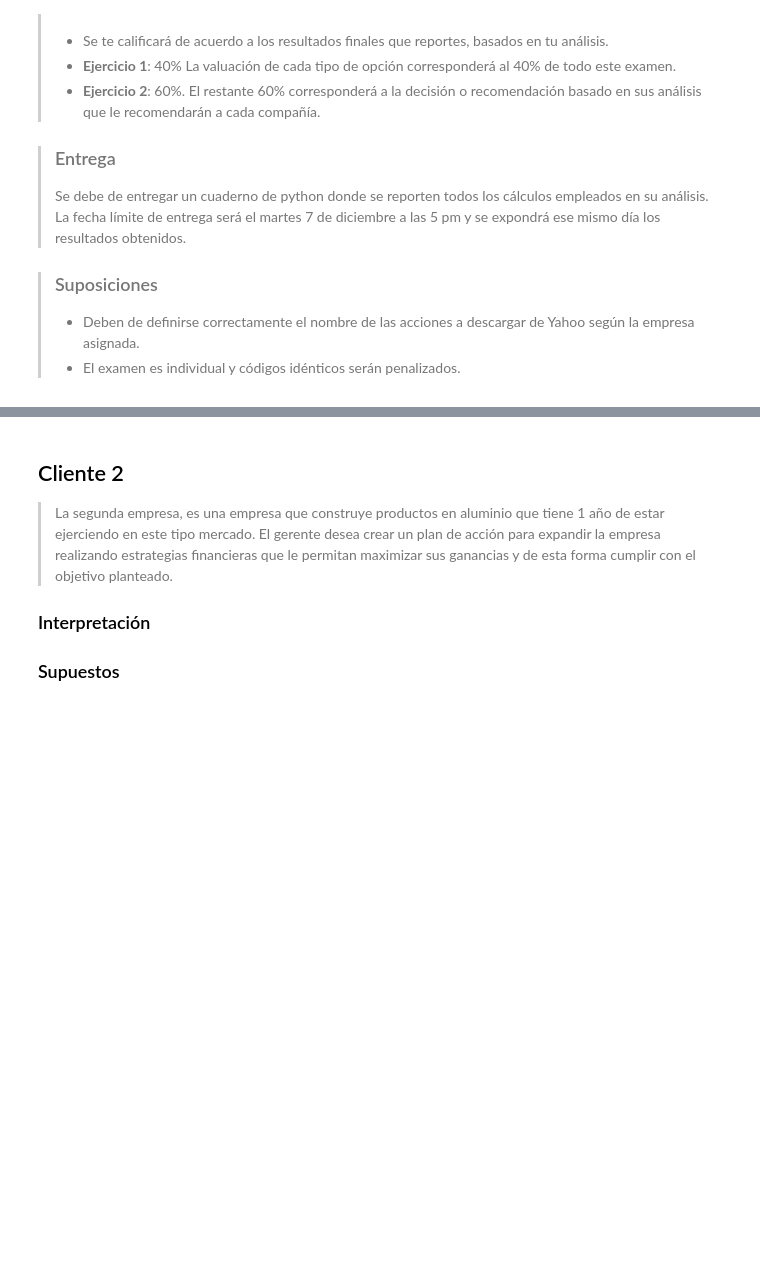
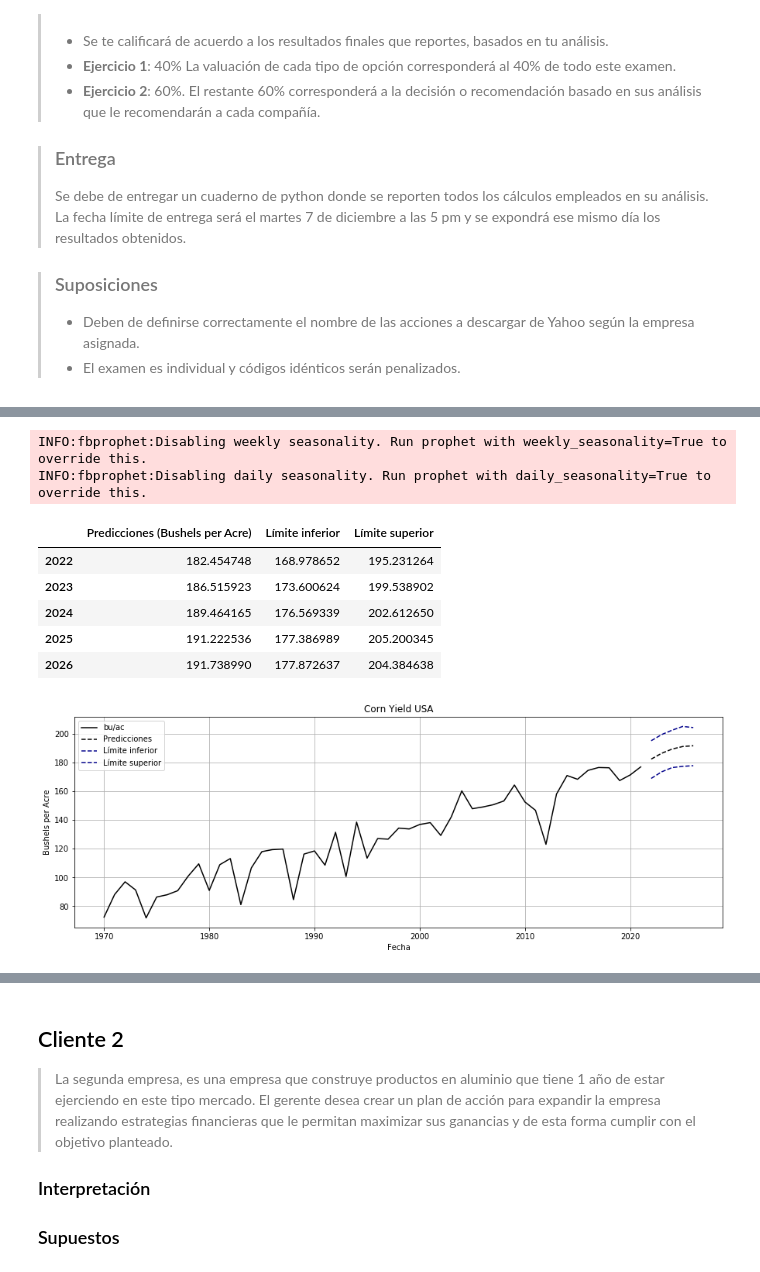
Before and after one commit to diegolazareno/Examen3_SPF, a Jupyter notebook: Examen_Tema3_DALopez.ipynb, the cells around one changed output, grey strips where cells are left out. Saved outputs shown, nothing was run; the diff lists cells and outputs as text; code cells hidden in the pictures; blank space fills up the shorter version.

```diff
--- a/Examen_Tema3_DALopez.ipynb
+++ b/Examen_Tema3_DALopez.ipynb
@@ -72,7 +72,20 @@ def commoditiesPricesYfinance(ticker : "Símbolo de cotización del commodity"):
 
     return historicalPrices
 
-def commoditiesPricesVisualization(data, title, ticker, color, hlines1, hlines2):
+def commoditiesPricesVisualization(data : "Serie temporal", title : "Título", ticker : "Símbolo de cotización",
+                                   color : "Color",
+                                   hlines1 : "Soportes y resistencias (1)", hlines2 : "Soportes y resistencias (2)"):
+    """
+    commoditiesPricesVisualization retorna un visual del precio de cierre ajustado para la materia prima en cuestión.
+
+    *data : es la serie temporal (precio de cierre ajustado) de la materia prima.
+    *title : es el título del visual.
+    *ticker : es el símbolo de cotización de la materia prima.
+    *color : es el color del gráfico.
+    *hlines1 : son los soportes o resistencias.
+    *hlines2 : son los soportes o resistencias.
+
+    """
 
     start = datetime.datetime.today() - datetime.timedelta(365 * 3)
     data = data[data.index >= start]
@@ -88,7 +101,21 @@ def commoditiesPricesVisualization(data, title, ticker, color, hlines1, hlines2)
 
     return data
 
-def TimeSeriesPrediction(data, title, label, xlabel, ylabel, color, periods):
+def TimeSeriesPrediction(data : "Serie temporal", title : "Título", label : "Etiqueta",
+                         xlabel : "Etiqueta eje X", ylabel : "Etiqueta eje Y", color : "Color",
+                         periods : "Número de pasos para el pronóstico"):
+    """
+    TimeSeriesPrediction elabora una predicción para la serie temporal ingresada con el algoritmo Prophet de Facebook.
+
+    *data : es la serie temporal.
+    *title : es el título del visual.
+    *label : es la etiqueta del visual.
+    *xlabel : es la etiqueta del eje X del visual.
+    *ylabel : es la etiqueta del eje Y del visual.
+    *color : es el color del visual.
+    *periods : es el número de pasos a pronosticar.
+
+    """
 
     train_dataset = pd.DataFrame()
     train_dataset["ds"] = pd.to_datetime(data.index, format = "%Y")
@@ -98,7 +125,7 @@ def TimeSeriesPrediction(data, title, label, xlabel, ylabel, color, periods):
 
     future = prophet_basic.make_future_dataframe(periods = periods)
     forecast = prophet_basic.predict(future)
-    forecast = forecast.loc[len(train_dataset):, :][["yhat", "yhat_lower", "yhat_upper"]]
+    forecast = forecast.loc[len(train_dataset):, ["yhat", "yhat_lower", "yhat_upper"]]
     newIndex = [int(data.index[-1]) + i for i in range(1, periods + 1)]
     forecast.index = newIndex
 
@@ -132,0 +168,16 @@ def TimeSeriesPrediction(data, title, label, xlabel, ylabel, color, periods):
+# %%
+cornYield = pd.read_csv("Data/CornYieldUSA.csv")[["Year", "Value"]][::-1].set_index(["Year"])
+predictions = TimeSeriesPrediction(cornYield[cornYield.index >= 1970], "Corn Yield USA", "bu/ac", "Fecha",
+                                   "Bushels per Acre", ["k", "darkblue"], 5)
+predictions.columns = ["Predicciones (Bushels per Acre)", "Límite inferior", "Límite superior"]
+predictions
+# %% [output]
+INFO:fbprophet:Disabling weekly seasonality. Run prophet with weekly_seasonality=True to override this.
+INFO:fbprophet:Disabling daily seasonality. Run prophet with daily_seasonality=True to override this.
+|  | Predicciones (Bushels per Acre) | Límite inferior | Límite superior |
+| 2022 | 182.454748 | 168.978652 | 195.231264 |
+| 2023 | 186.515923 | 173.600624 | 199.538902 |
+| 2024 | 189.464165 | 176.569339 | 202.612650 |
+| 2025 | 191.222536 | 177.386989 | 205.200345 |
+| 2026 | 191.738990 | 177.872637 | 204.384638 |
+[figure, added]
```
Also changed, not shown: parts of 8 cells of this notebook.
